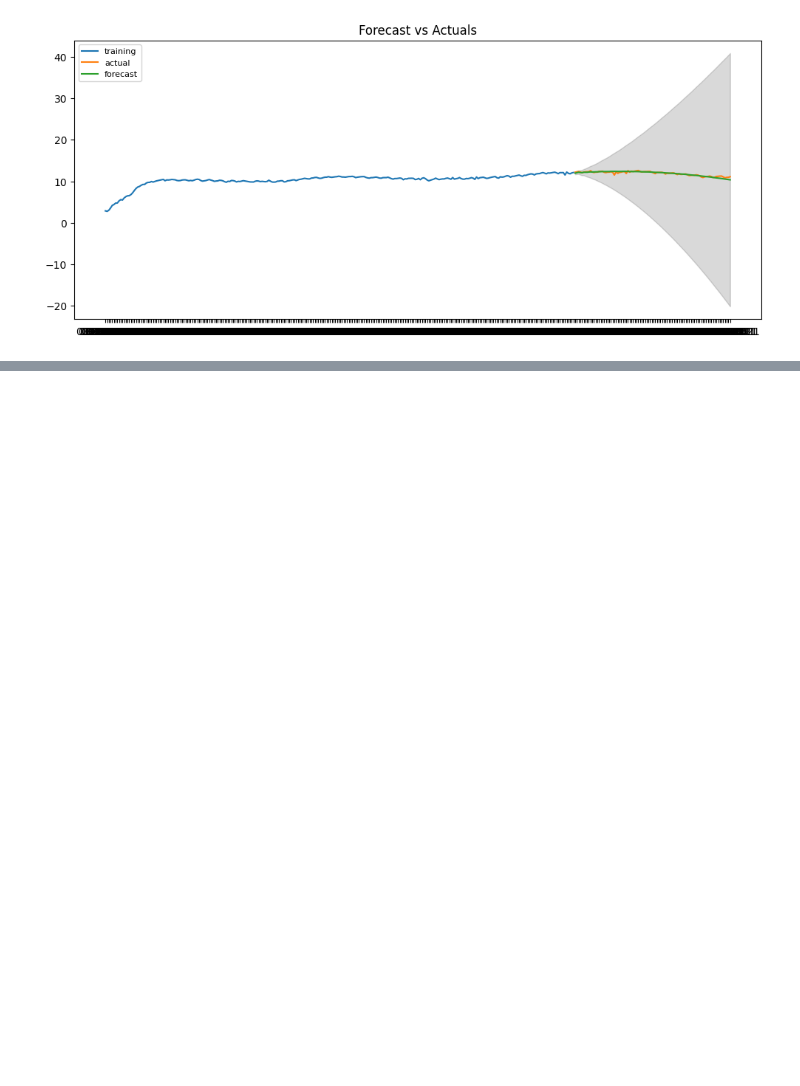
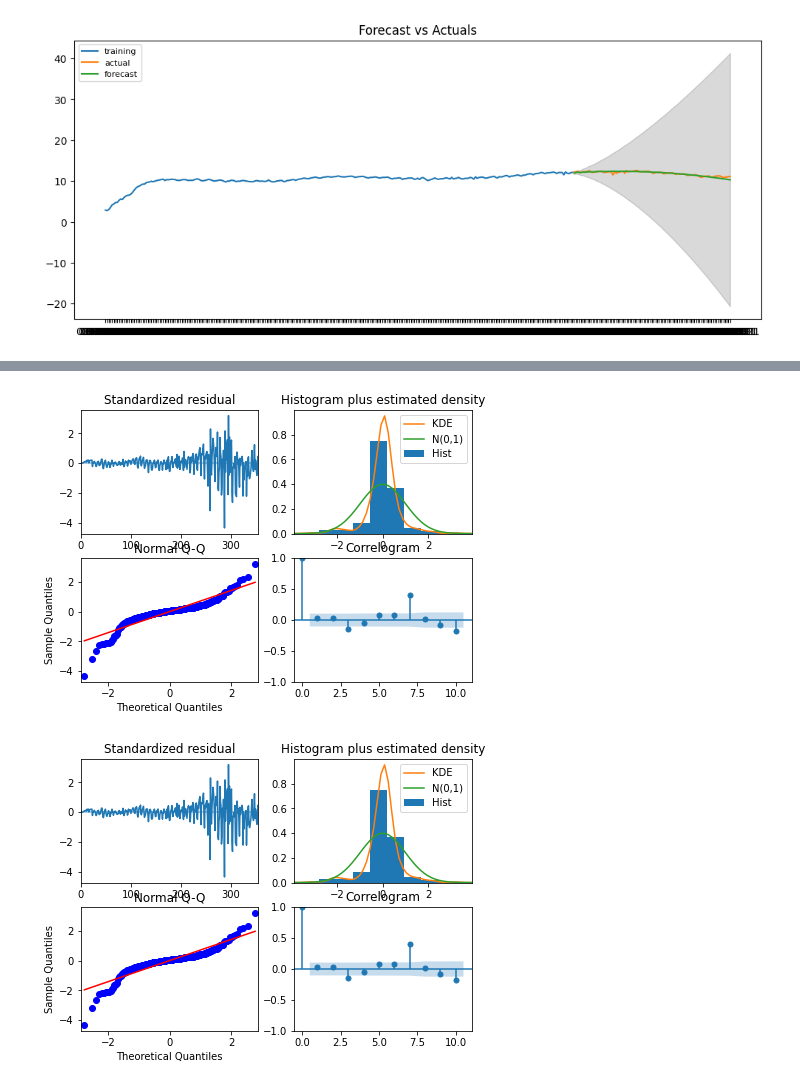
Before and after one commit to CCom20/covid-ml-application, a Jupyter notebook: notebooks/machine_learning_sandbox.ipynb, the cells around one changed output, grey strips where cells are left out. Saved outputs shown, nothing was run; the diff lists cells and outputs as text; code cells hidden in the pictures; blank space fills up the shorter version.

```diff
--- a/notebooks/machine_learning_sandbox.ipynb
+++ b/notebooks/machine_learning_sandbox.ipynb
@@ -501,0 +325,5 @@ plt.show()
+# %%
+smodel.plot_diagnostics(figsize=(7,5))
+# %% [output]
+[figure, added]
+[figure, added]
```
Also changed, not shown: parts of 50 cells of this notebook, 7 other files.
